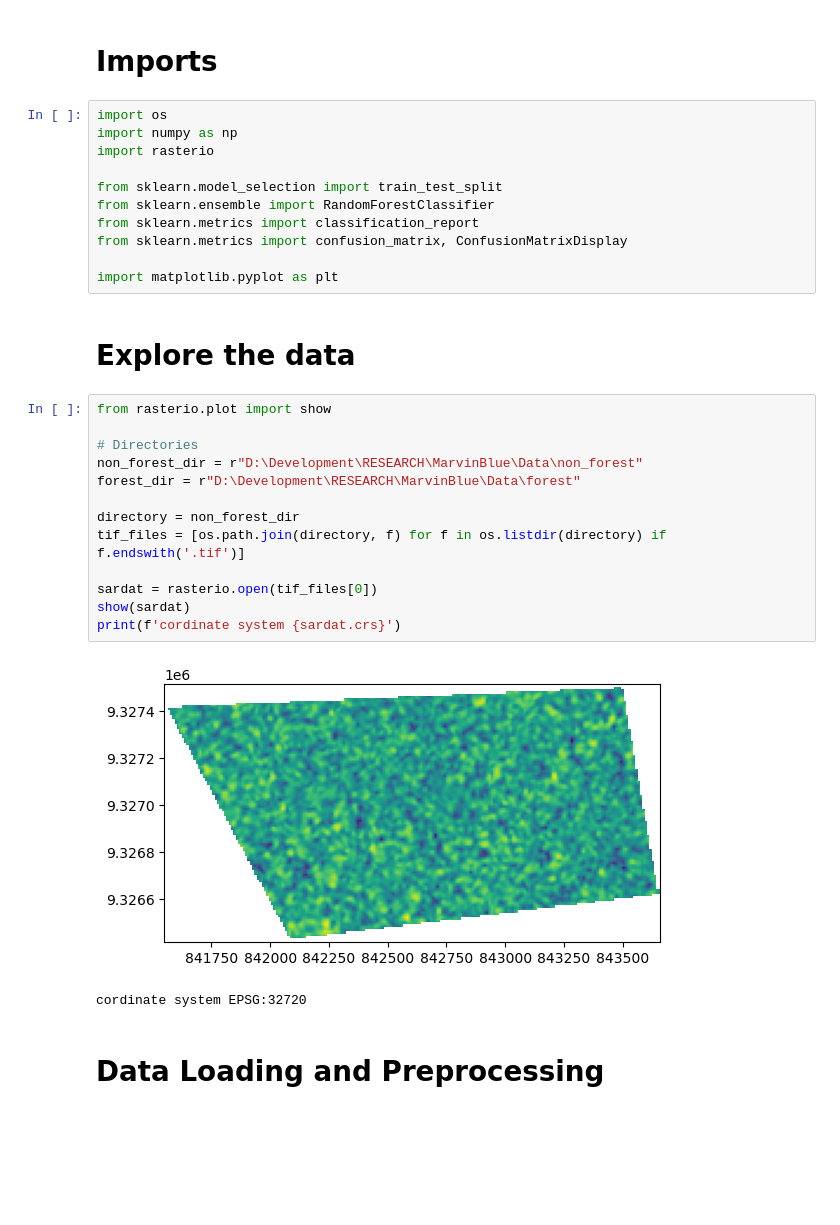
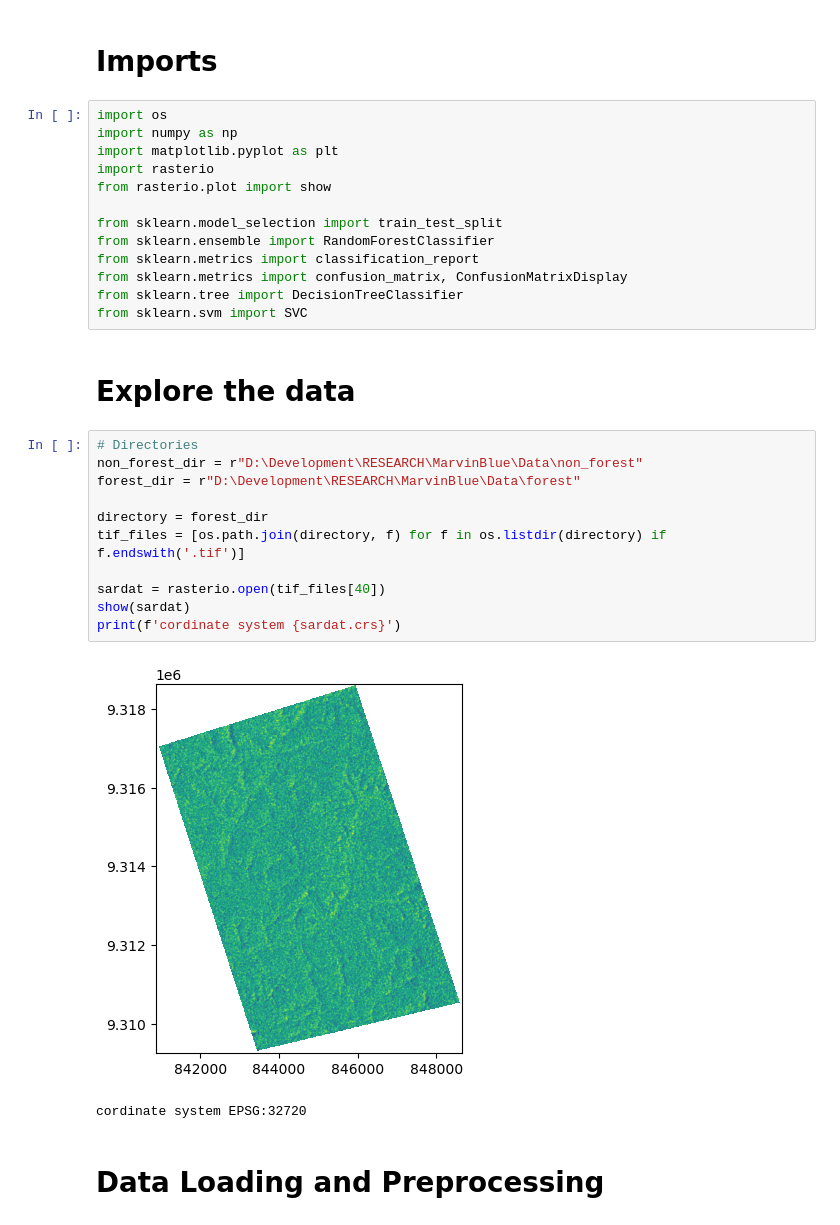
Before and after one commit to raznuss/MarvinBlue, a Jupyter notebook: Classification_using_tiles.ipynb, the cells around one changed output. Cells and saved outputs as stored; diff of their text form; blank space fills up the shorter version.

```diff
--- a/Classification_using_tiles.ipynb
+++ b/Classification_using_tiles.ipynb
@@ -3,31 +3,31 @@
 # %%
 import os
 import numpy as np
+import matplotlib.pyplot as plt
 import rasterio
+from rasterio.plot import show
 
 from sklearn.model_selection import train_test_split
 from sklearn.ensemble import RandomForestClassifier
 from sklearn.metrics import classification_report
 from sklearn.metrics import confusion_matrix, ConfusionMatrixDisplay
-
-import matplotlib.pyplot as plt
+from sklearn.tree import DecisionTreeClassifier
+from sklearn.svm import SVC
 # %% [markdown]
 # Explore the data
 # %%
-from rasterio.plot import show
-
 # Directories
 non_forest_dir = r"D:\Development\RESEARCH\MarvinBlue\Data\non_forest"
 forest_dir = r"D:\Development\RESEARCH\MarvinBlue\Data\forest"
 
-directory = non_forest_dir
+directory = forest_dir
 tif_files = [os.path.join(directory, f) for f in os.listdir(directory) if f.endswith('.tif')]
 
-sardat = rasterio.open(tif_files[0])
+sardat = rasterio.open(tif_files[40])
 show(sardat)
 print(f'cordinate system {sardat.crs}')
 # %% [output]
-[figure, old version]
+[figure, new version]
 cordinate system EPSG:32720
 # %% [markdown]
 # Data Loading and Preprocessing
```
Also changed, not shown: parts of 12 cells of this notebook, 1 other file.
